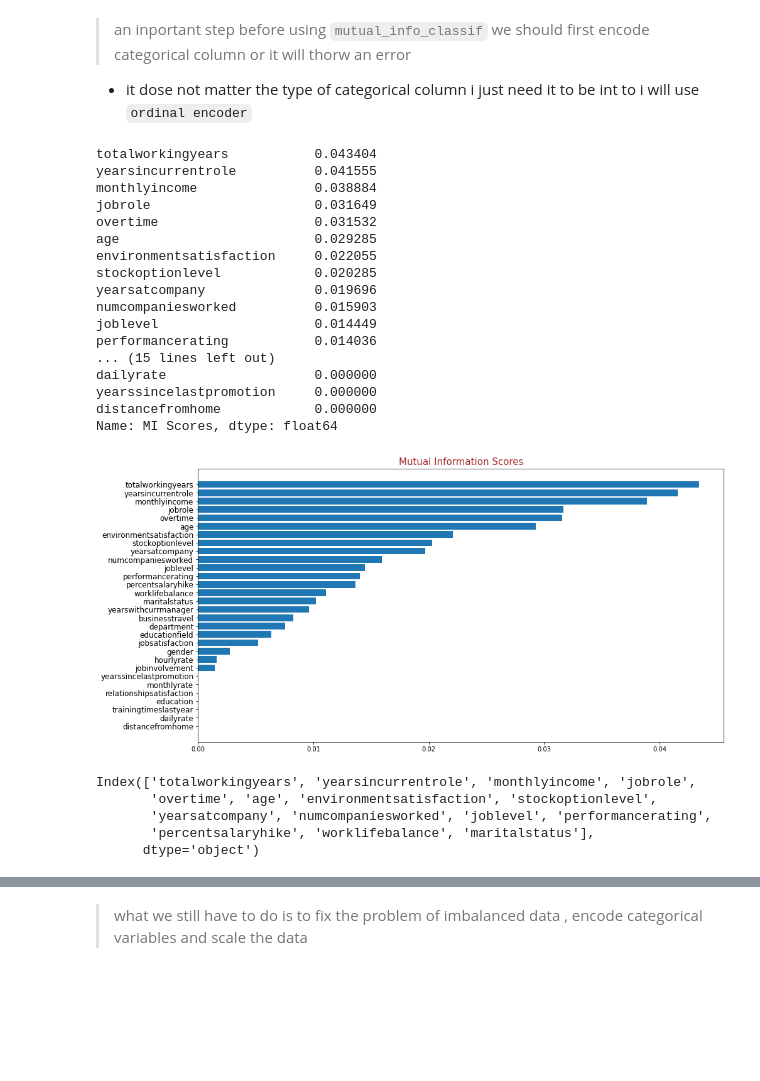
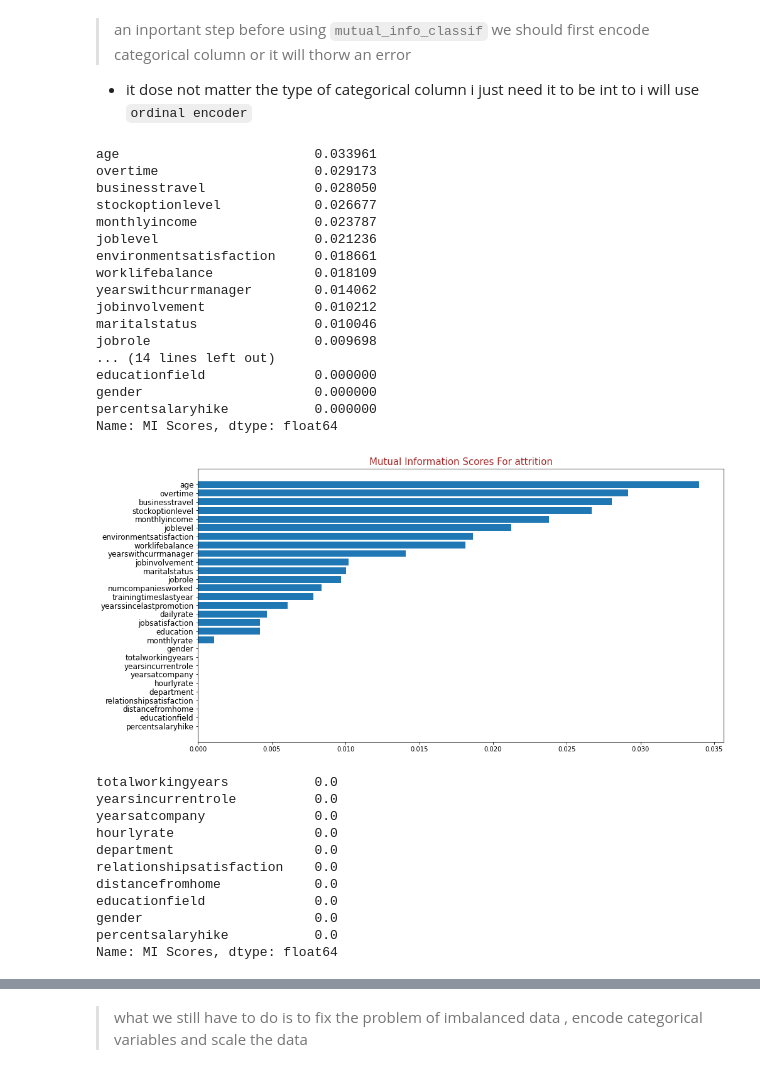
Before and after one commit to HadeerArafa/Electro-Pi-Scholarship, a Jupyter notebook: Classical_ML/IBM_HR/IBM_HR.ipynb, the cells around one changed output, grey strips where cells are left out. Cells and saved outputs as stored; diff of their text form; code cells hidden in the pictures; blank space fills up the shorter version.

```diff
--- a/Classical_ML/IBM_HR/IBM_HR.ipynb
+++ b/Classical_ML/IBM_HR/IBM_HR.ipynb
@@ -141,6 +141,9 @@ businesstravel column's count values :
 | 1 | Travel_Frequently | 277 |
 | 2 | Non-Travel | 150 |
 ... (20 outputs left out)
+# %%
+data['attrition'] = data['attrition'].replace('Yes' , 1)
+data['attrition'] = data['attrition'].replace('No' , 0)
 # %% [markdown]
 > i modified thee script and give the option to use boxplot or not
 - we did not use box plot because of the huge number of column so i will do the manually
@@ -214,7 +223,7 @@ len of categorical variables is :  7
    - and that is because when spliting , test set may have some samples as in the train
 # %%
 split = StratifiedShuffleSplit(n_splits = 1 , test_size = 0.3 , random_state=42)
-for train_index , test_index in split.split(df , df['attrition']):
+for train_index , test_index in split.split(df , df[['attrition','performancerating']]):
     train_set = df.loc[train_index]
     test_set = df.loc[test_index]
 # %%
@@ -244,7 +267,8 @@ print(test['attrition'].value_counts()[0] /test['attrition'].value_counts()[1] )
 ### feature selection :
 # %%
 X = train_set.copy()
-y = X.pop('attrition')
+y = X[['attrition','performancerating']]
+X.drop(['attrition','performancerating'] , axis= 1 , inplace= True)
 # %%
 X.head()
 # %% [output]
@@ -275,46 +299,37 @@ def make_mi_scores(X, y, discrete_features):
     mi_scores = mi_scores.sort_values(ascending=False)
     return mi_scores
 # %%
-mi_scores = make_mi_scores(X, y, 'auto')
+mi_scores = make_mi_scores(X, y['attrition'], 'auto')
 mi_scores
 # %% [output]
-totalworkingyears           0.043404
-yearsincurrentrole          0.041555
-monthlyincome               0.038884
-jobrole                     0.031649
-overtime                    0.031532
-age                         0.029285
-environmentsatisfaction     0.022055
-stockoptionlevel            0.020285
-yearsatcompany              0.019696
-numcompaniesworked          0.015903
-joblevel                    0.014449
-performancerating           0.014036
-... (15 lines left out)
-dailyrate                   0.000000
-yearssincelastpromotion     0.000000
-distancefromhome            0.000000
+age                         0.033961
+overtime                    0.029173
+businesstravel              0.028050
+stockoptionlevel            0.026677
+monthlyincome               0.023787
+joblevel                    0.021236
+environmentsatisfaction     0.018661
+worklifebalance             0.018109
+yearswithcurrmanager        0.014062
+jobinvolvement              0.010212
+maritalstatus               0.010046
+jobrole                     0.009698
+... (14 lines left out)
+educationfield              0.000000
+gender                      0.000000
+percentsalaryhike           0.000000
 Name: MI Scores, dtype: float64
 # %%
 def plot_mi_scores(scores):
     scores = scores.sort_values(ascending=True)
     width = np.arange(len(scores))
     ticks = list(scores.index)
     plt.barh(width, scores)
     plt.yticks(width, ticks, fontsize=12)
-    plt.title("Mutual Information Scores", fontsize=15, color='brown')
+    plt.title("Mutual Information Scores For attrition", fontsize=15, color='brown')
 
 
 plt.figure(figsize=(15, 8))
 plot_mi_scores(mi_scores)
 # %% [output]
-[figure, old version]
+[figure, new version]
-# %%
-best_features = mi_scores.index[0:15]
-best_features
-# %% [output]
-Index(['totalworkingyears', 'yearsincurrentrole', 'monthlyincome', 'jobrole',
-       'overtime', 'age', 'environmentsatisfaction', 'stockoptionlevel',
-       'yearsatcompany', 'numcompaniesworked', 'joblevel', 'performancerating',
-       'percentsalaryhike', 'worklifebalance', 'maritalstatus'],
-      dtype='object')
@@ -323,0 +336,14 @@ y_train = train_set['attrition']
+# %%
+mi_scores[19:]
+# %% [output]
+totalworkingyears           0.0
+yearsincurrentrole          0.0
+yearsatcompany              0.0
+hourlyrate                  0.0
+department                  0.0
+relationshipsatisfaction    0.0
+distancefromhome            0.0
+educationfield              0.0
+gender                      0.0
+percentsalaryhike           0.0
+Name: MI Scores, dtype: float64
```
Also changed, not shown: parts of 101 cells of this notebook.
